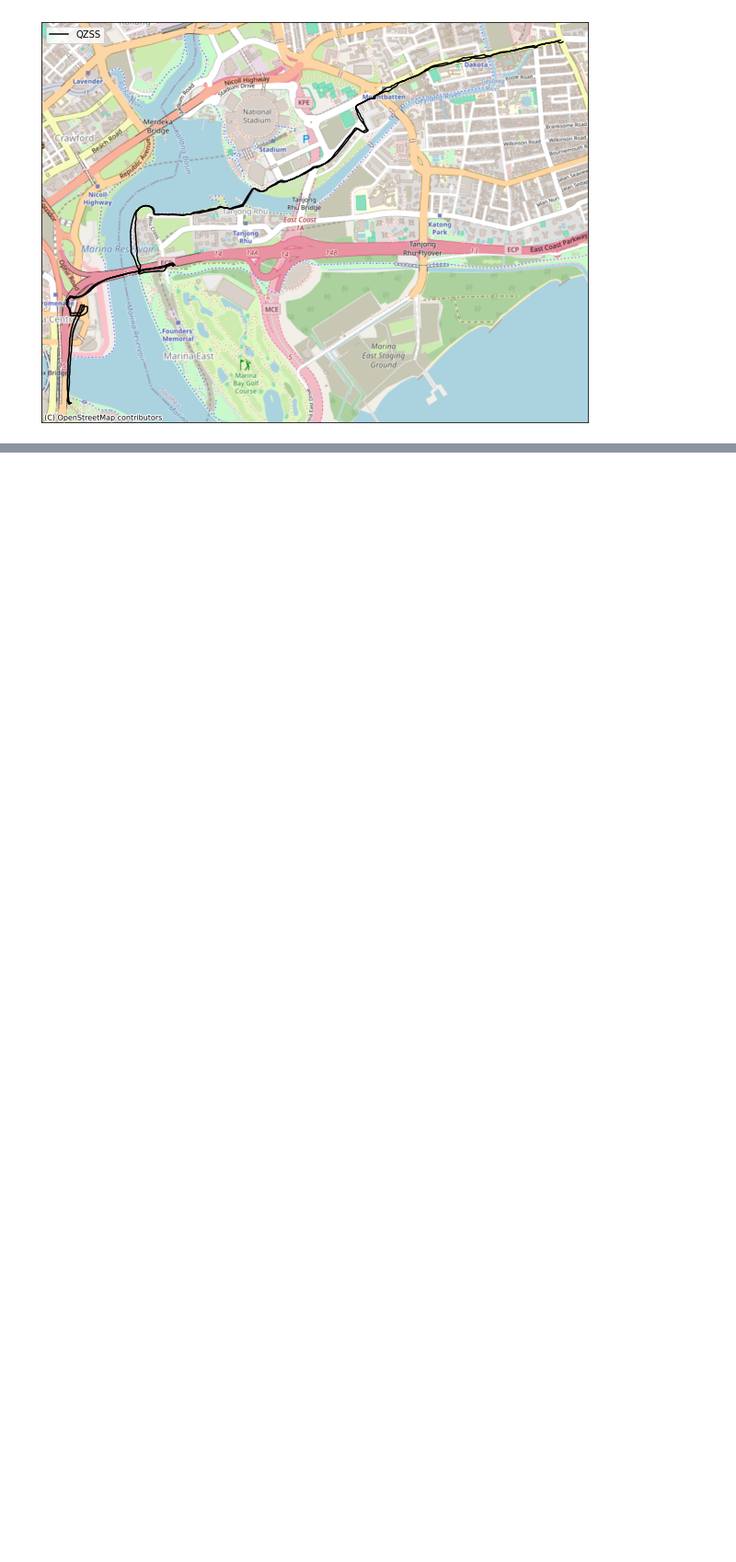
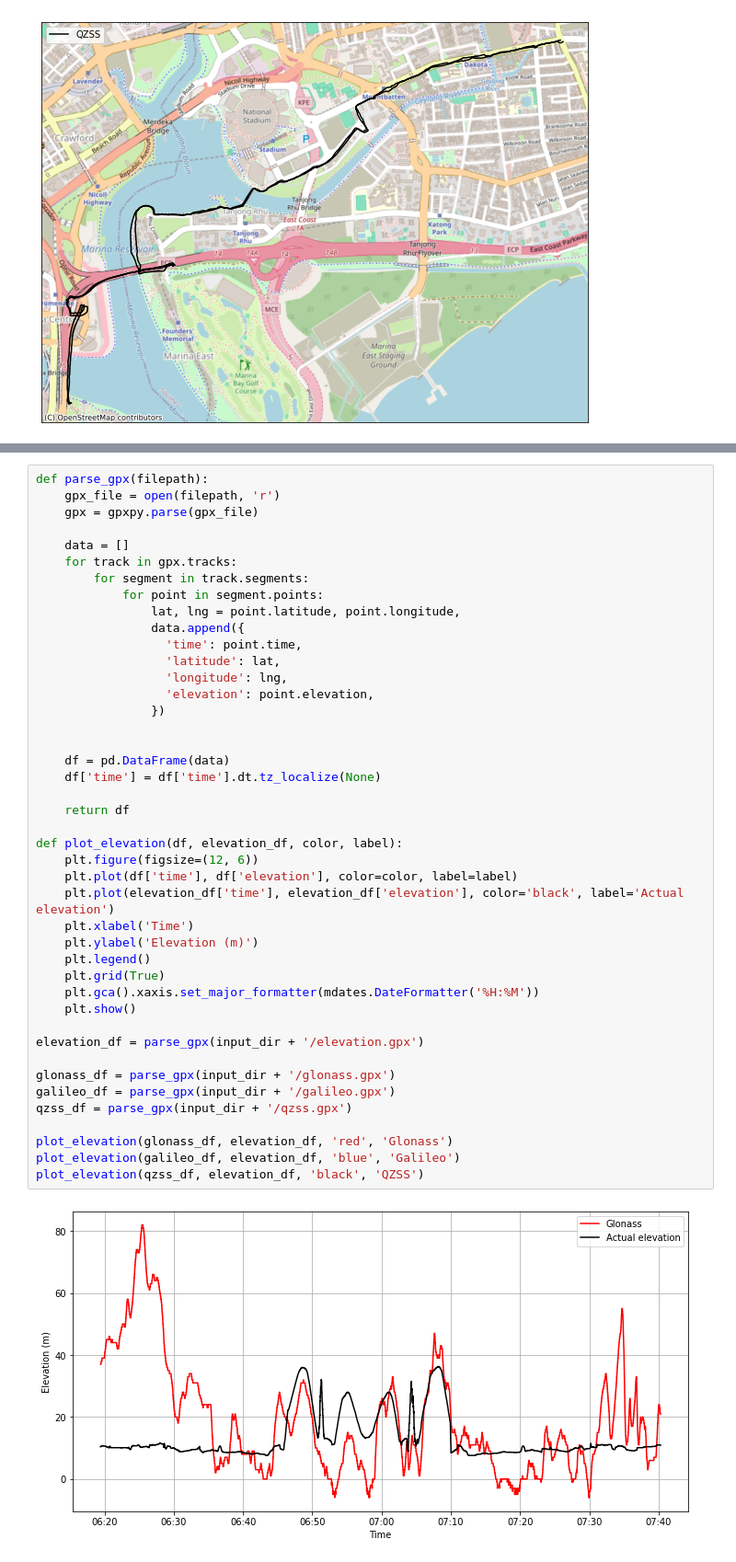
Before and after one commit to evgeniyarbatov/polar-vantage-v-gps, a Jupyter notebook: notebooks/Benjamin Sheares Bridge.ipynb, the cells around one changed output, grey strips where cells are left out. Shown at 92% size. Saved outputs shown, nothing was run; the diff lists cells and outputs as text; blank space fills up the shorter version.

```diff
--- a/notebooks/Benjamin Sheares Bridge.ipynb
+++ b/notebooks/Benjamin Sheares Bridge.ipynb
@@ -143,0 +139,45 @@ qzss_df.iloc[-1]['accumulated_distance']
+# %%
+def parse_gpx(filepath):
+    gpx_file = open(filepath, 'r')
+    gpx = gpxpy.parse(gpx_file)
+
+    data = []
+    for track in gpx.tracks:
+        for segment in track.segments:
+            for point in segment.points:
+                lat, lng = point.latitude, point.longitude,
+                data.append({
+                  'time': point.time,
+                  'latitude': lat,
+                  'longitude': lng,
+                  'elevation': point.elevation,
+                })
+
+
+    df = pd.DataFrame(data)
+    df['time'] = df['time'].dt.tz_localize(None)
+
+    return df
+
+def plot_elevation(df, elevation_df, color, label):
+    plt.figure(figsize=(12, 6))
+    plt.plot(df['time'], df['elevation'], color=color, label=label)
+    plt.plot(elevation_df['time'], elevation_df['elevation'], color='black', label='Actual elevation')
+    plt.xlabel('Time')
+    plt.ylabel('Elevation (m)')
+    plt.legend()
+    plt.grid(True)
+    plt.gca().xaxis.set_major_formatter(mdates.DateFormatter('%H:%M'))
+    plt.show()
+
+elevation_df = parse_gpx(input_dir + '/elevation.gpx')
+
+glonass_df = parse_gpx(input_dir + '/glonass.gpx')
+galileo_df = parse_gpx(input_dir + '/galileo.gpx')
+qzss_df = parse_gpx(input_dir + '/qzss.gpx')
+
+plot_elevation(glonass_df, elevation_df, 'red', 'Glonass')
+plot_elevation(galileo_df, elevation_df, 'blue', 'Galileo')
+plot_elevation(qzss_df, elevation_df, 'black', 'QZSS')
+# %% [output]
+[figure, added]
```
Also changed, not shown: parts of 12 cells of this notebook, 4 other files.
